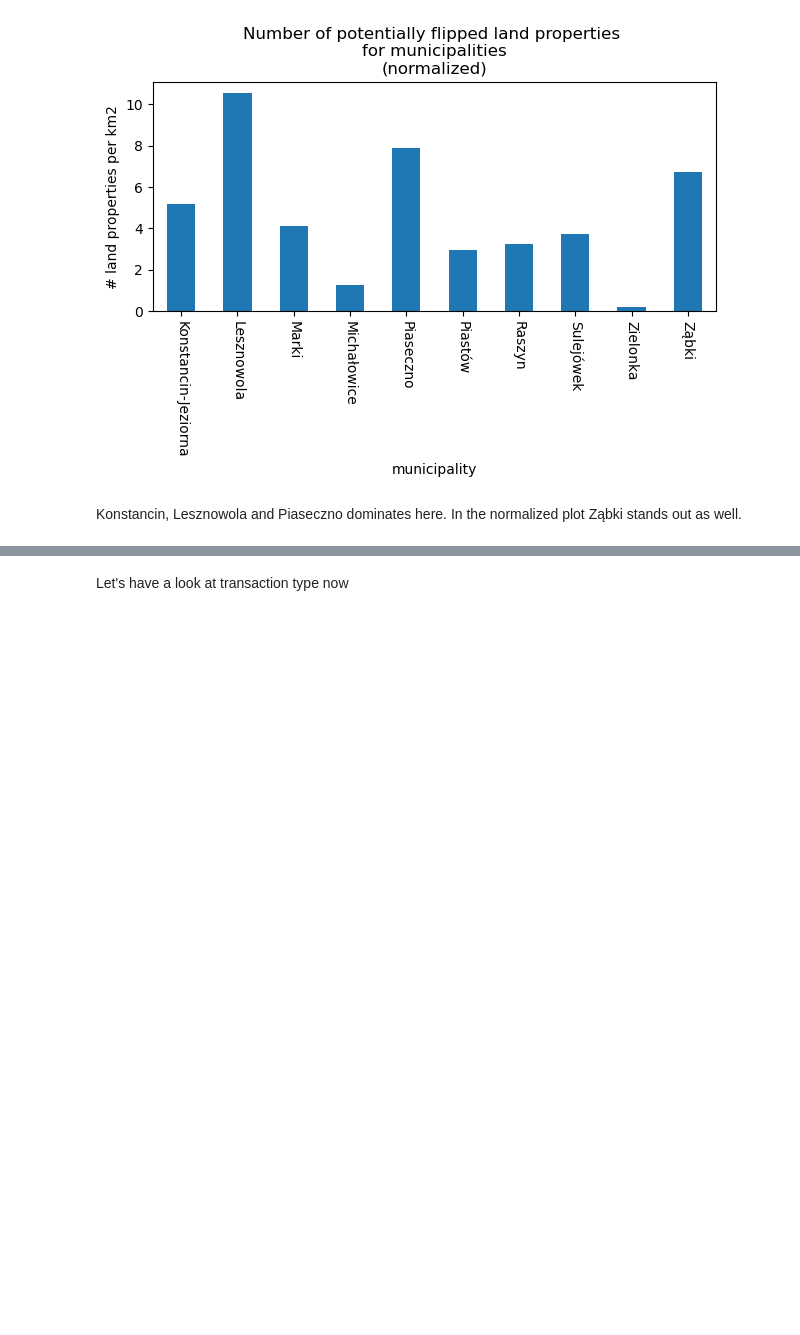
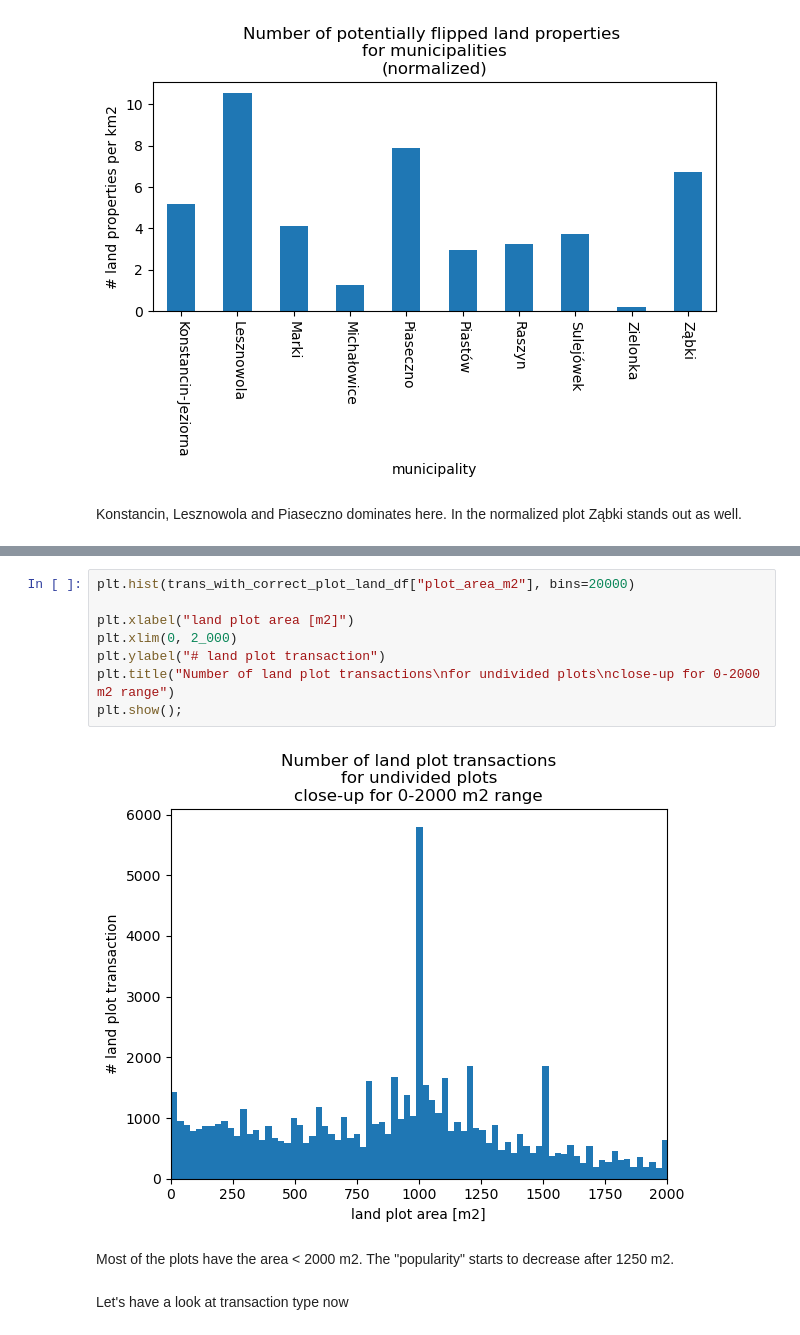
Before and after one commit to aleksandraradecka1/plots_poland, a Jupyter notebook: querying_transactions.ipynb, the cells around one changed output, grey strips where cells are left out. Saved outputs shown, nothing was run; the diff lists cells and outputs as text; blank space fills up the shorter version.

```diff
--- a/querying_transactions.ipynb
+++ b/querying_transactions.ipynb
@@ -689,3 +712,15 @@ Konstancin, Lesznowola and Piaseczno dominates here. In the normalized plot Ząb
+# %%
+plt.hist(trans_with_correct_plot_land_df["plot_area_m2"], bins=20000)
+
+plt.xlabel("land plot area [m2]")
+plt.xlim(0, 2_000)
+plt.ylabel("# land plot transaction")
+plt.title("Number of land plot transactions\nfor undivided plots\nclose-up for 0-2000 m2 range")
+plt.show();
+# %% [output]
+[figure, added]
+# %% [markdown]
+Most of the plots have the area < 2000 m2. The "popularity" starts to decrease after 1250 m2.
 # %% [markdown]
 Let's have a look at transaction type now
 # %%
```
Also changed, not shown: parts of 19 cells of this notebook.
